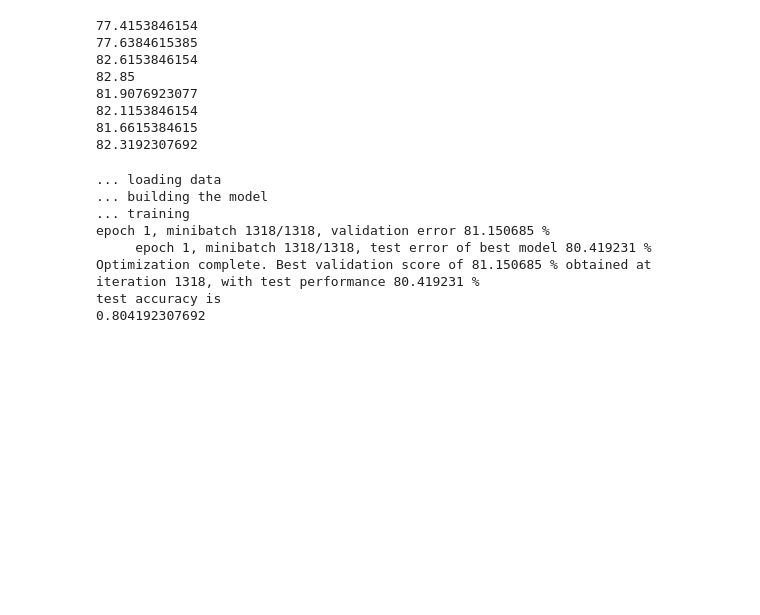
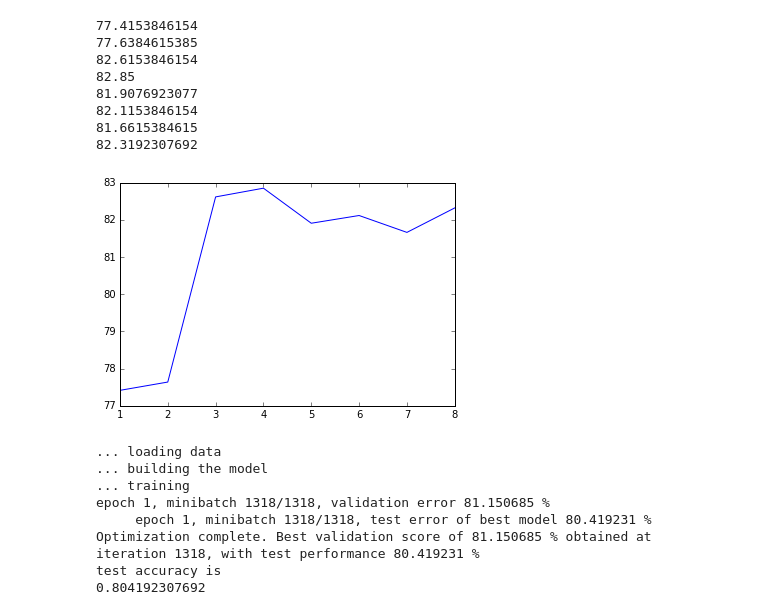
Before and after one commit to sav2125/e6040_hw2_sav2125, a Jupyter notebook: src/hw2b.ipynb, the cells around one changed output. Saved outputs shown, nothing was run; the diff lists cells and outputs as text; code cells hidden in the pictures; blank space fills up the shorter version.

```diff
--- a/src/hw2b.ipynb
+++ b/src/hw2b.ipynb
@@ -225,6 +228,7 @@ The code for file hw2b.py ran for 21.01m
 # %%
 for i in range(0,8):
-    print 100 - test_performance[i]*100
+    test_performance[i] = 100 -test_performance[i]*100
+    print test_performance[i]
 # %% [output]
 77.4153846154
 77.6384615385
@@ -234,6 +238,15 @@ for i in range(0,8):
 82.1153846154
 81.6615384615
 82.3192307692
+# %%
+x3 = [1,2,3,4,5,6,7,8]
+fig = plt.figure()
+axes = fig.add_subplot(111)
+axes.plot(x3,test_performance)
+
+plt.show()
+# %% [output]
+[figure, added]
 # %%
     test_per = test_mlp(layer = i, act_function = 1, learning_rate=0.01, L1_reg=0.00, L2_reg=0.0001, n_epochs=10,
              batch_size=200, n_hidden=500, verbose=True)
```
Also changed, not shown: parts of 14 cells of this notebook.
